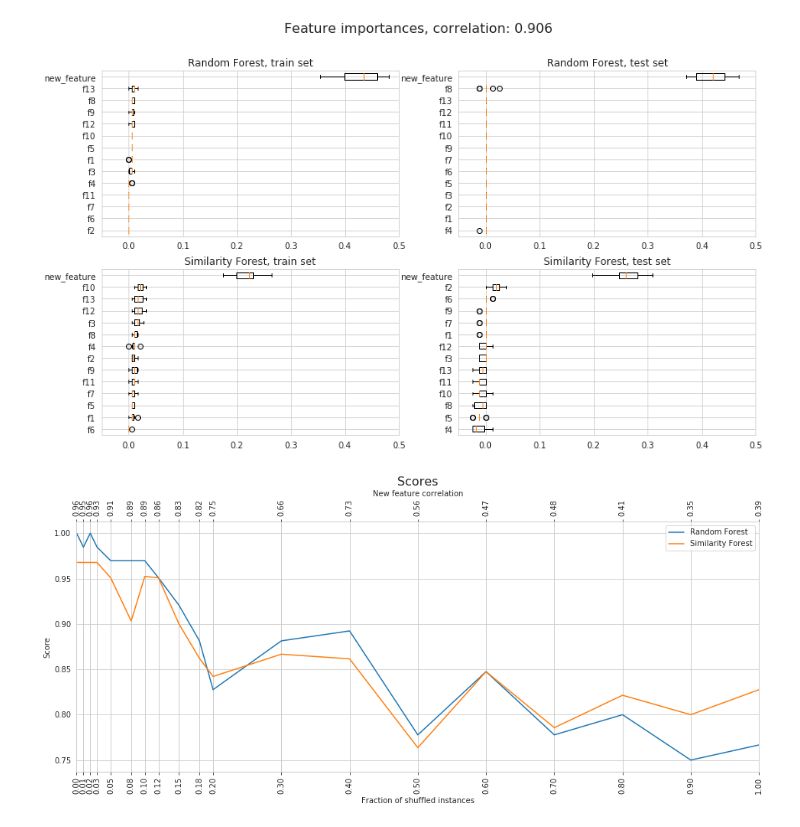
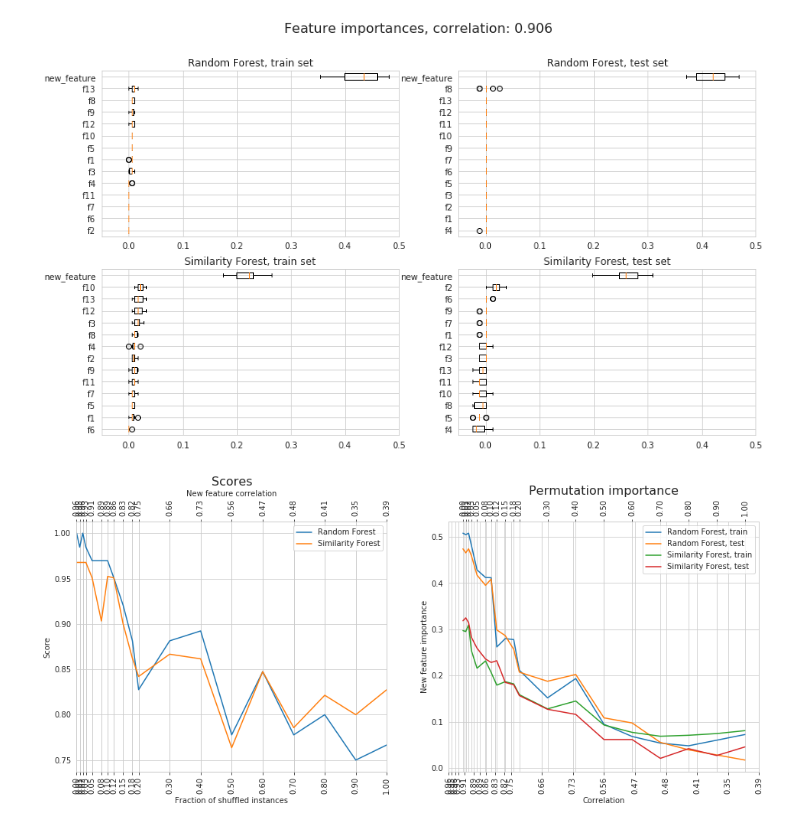
Before and after one commit to sfczekalski/similarity_forest, a Jupyter notebook: examples/Bias.ipynb, the cells around one changed output. Cells and saved outputs as stored; diff of their text form; code cells hidden in the pictures.

Commit message:
Function for plotting bias.

```diff
--- a/examples/Bias.ipynb
+++ b/examples/Bias.ipynb
@@ -107,35 +107,9 @@ perm_importance_results = get_permutation_importances(rf, sf,
 # %%
 fraction_range = [0.0, 0.01, 0.02, 0.03, 0.05, 0.08, 0.1, 0.12, 0.15,
                   0.18, 0.2, 0.3, 0.4, 0.5, 0.6, 0.7, 0.8, 0.9, 1.0]
 
 
 correlations, rf_scores, sf_scores, permutation_importances = bias_experiment(df, y, fraction_range, SEED)
+plot_bias(fraction_range, correlations, rf_scores, sf_scores, permutation_importances)
+# %% [output]
+[figure, added]
-# %%
-def tick_function(correlations):
-    return [round(c, 2) for c in correlations]
-
-# Set figure and first axis
-fig, ax1 = plt.subplots(figsize=(16, 6))
-plt.xticks(rotation=90)
-ax1.set_xticks(fraction_range)
-ax1.set_xlim(0.0, 1.0)
-ax1.set_xlabel('Fraction of shuffled instances')
-
-# Set second axis
-ax2 = ax1.twiny()
-plt.xticks(rotation=90)
-ax2.set_xticks(ax1.get_xticks())
-ax2.set_xlim(0.0, 1.0)
-ax2.set_xticklabels(tick_function(correlations))
-ax2.set_xlabel('New feature correlation')
-
-# Plot
-plt.plot(fraction_range, rf_scores, label='Random Forest')
-plt.plot(fraction_range, sf_scores, label='Similarity Forest')
-
-# Set legend and titles
-plt.legend()
-ax1.set_ylabel('Score')
-plt.title('Scores', fontsize=16);
-# %% [output]
-[figure, removed]
```
Also changed, not shown: parts of 2 cells of this notebook, 2 other files.
